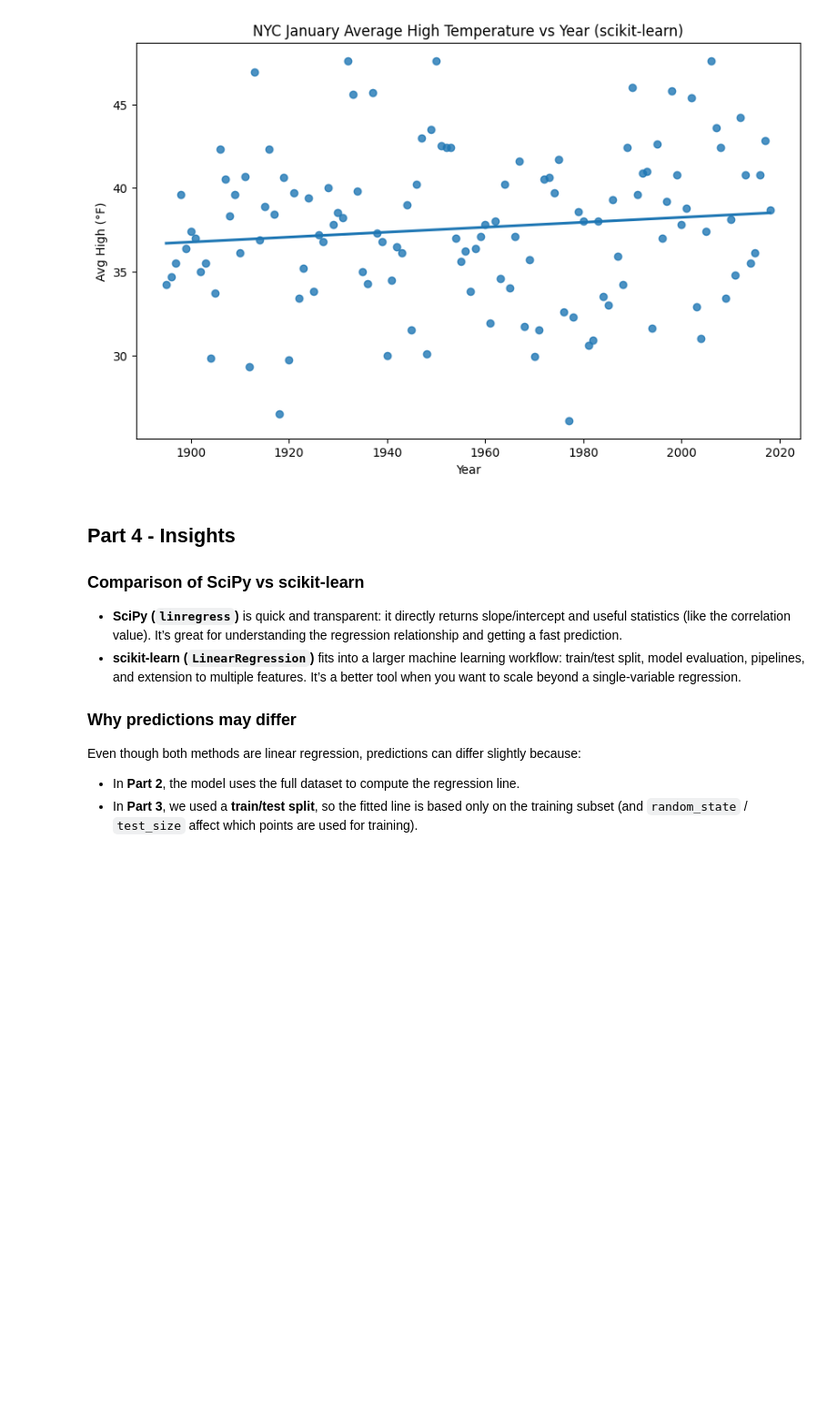
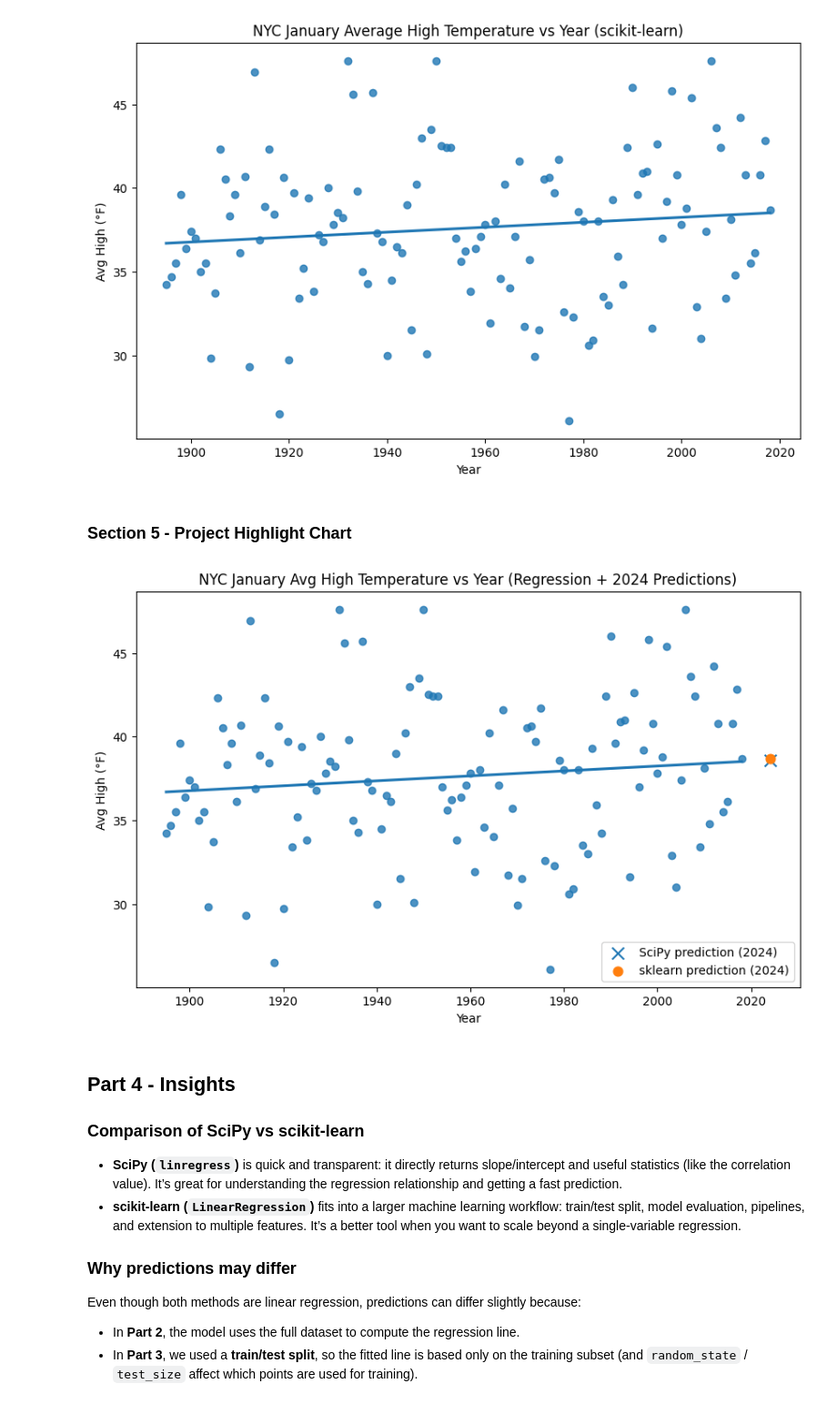
Before and after one commit to gracetulsi/datafun-07-ml, a Jupyter notebook: notebooks/gracetulsi_ml.ipynb, the cells around one changed output. Shown at 91% size. Cells and saved outputs as stored; diff of their text form; code cells hidden in the pictures; blank space fills up the shorter version.

Commit message:
Add Part 3 Section 5

```diff
--- a/notebooks/gracetulsi_ml.ipynb
+++ b/notebooks/gracetulsi_ml.ipynb
@@ -247,6 +247,33 @@ plt.ylabel("Avg High (°F)")
 plt.show()
 # %% [output]
 [figure]
+# %% [markdown]
+### Section 5 - Project Highlight Chart
+# %%
+# Section 5 - Project Highlight Chart
+
+ax = sns.regplot(x="year", y="avg_high", data=nyc_clean, ci=None)
+
+# Mark the 2024 predictions from both approaches
+plt.scatter(
+    [2024], [pred_2024_scipy], marker="x", s=100, label="SciPy prediction (2024)"
+)
+plt.scatter(
+    [2024], [pred_2024_sklearn], marker="o", s=60, label="sklearn prediction (2024)"
+)
+
+plt.title("NYC January Avg High Temperature vs Year (Regression + 2024 Predictions)")
+plt.xlabel("Year")
+plt.ylabel("Avg High (°F)")
+plt.legend()
+
+# Save image for README
+Path("docs/images").mkdir(parents=True, exist_ok=True)
+plt.savefig("docs/images/project_highlight.png", dpi=200, bbox_inches="tight")
+
+plt.show()
+# %% [output]
+[figure, added]
 # %% [markdown]
 ## Part 4 - Insights
 
```
Also changed, not shown: 2 other files.
